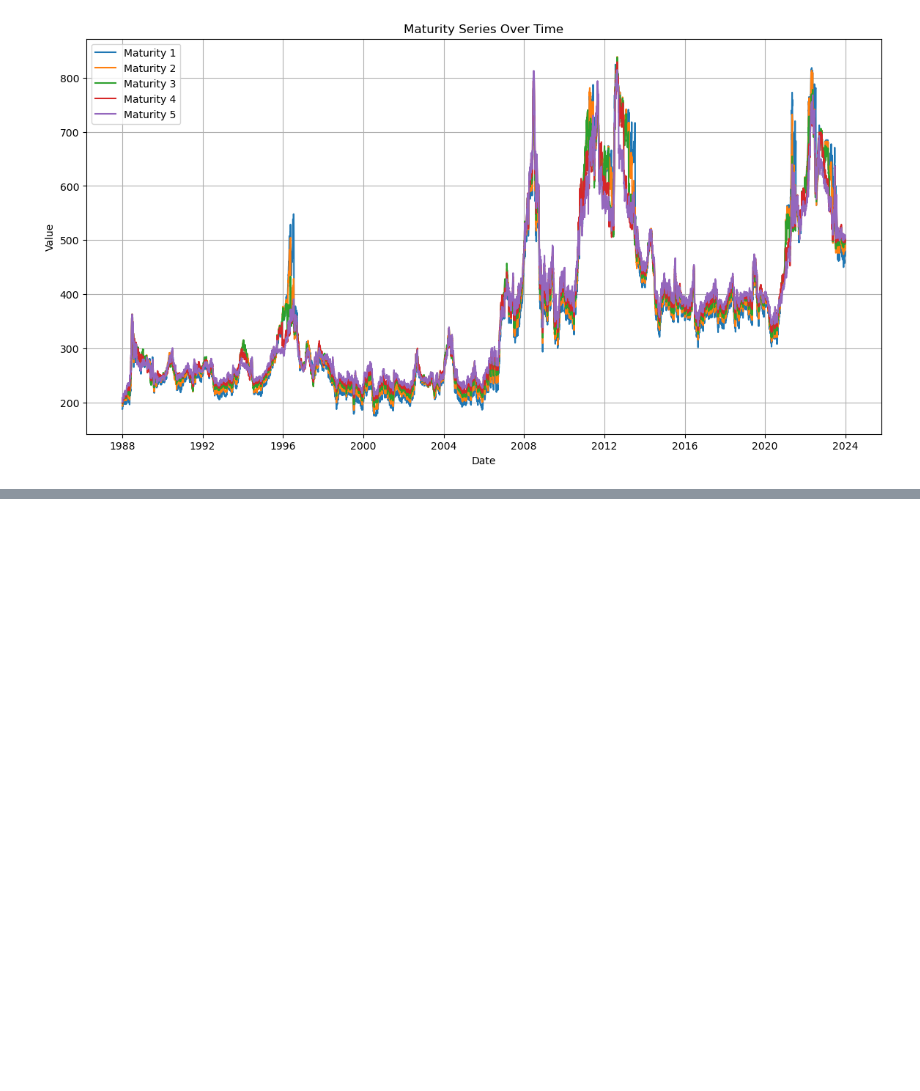
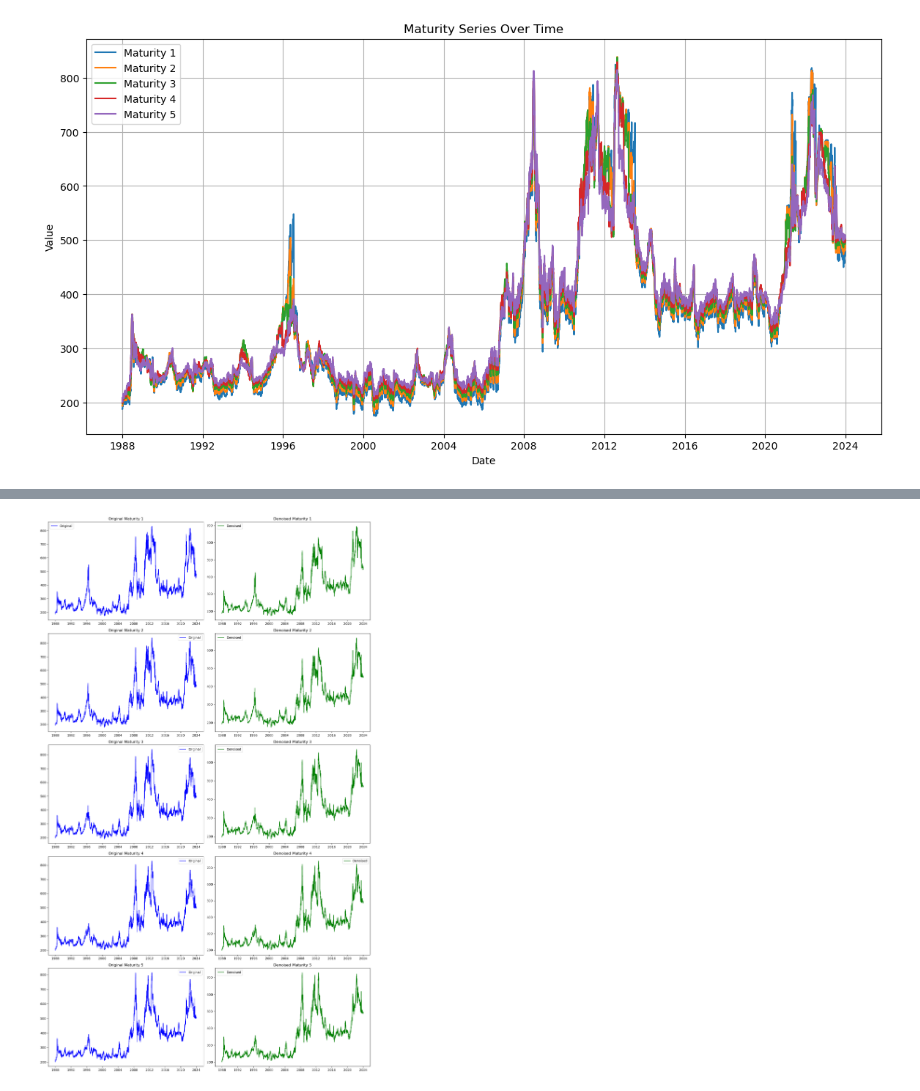
Before and after one commit to NaimLehbiben/Gestion-Quantitative, a Jupyter notebook: notebook.ipynb, the cells around one changed output, grey strips where cells are left out. Cells and saved outputs as stored; diff of their text form; code cells hidden in the pictures; blank space fills up the shorter version.

```diff
--- a/notebook.ipynb
+++ b/notebook.ipynb
@@ -77,3 +101,7 @@ plt.show()
+# %%
+plot_comparison(panel_data_df, prices_reconstructed_df)
+# %% [output]
+[figure, added]
 # %%
 panel_data_df.loc["2018-01-04":"2018-01-10",:]
 # %% [output]
```
Also changed, not shown: parts of 10 cells of this notebook, 1 other file.
